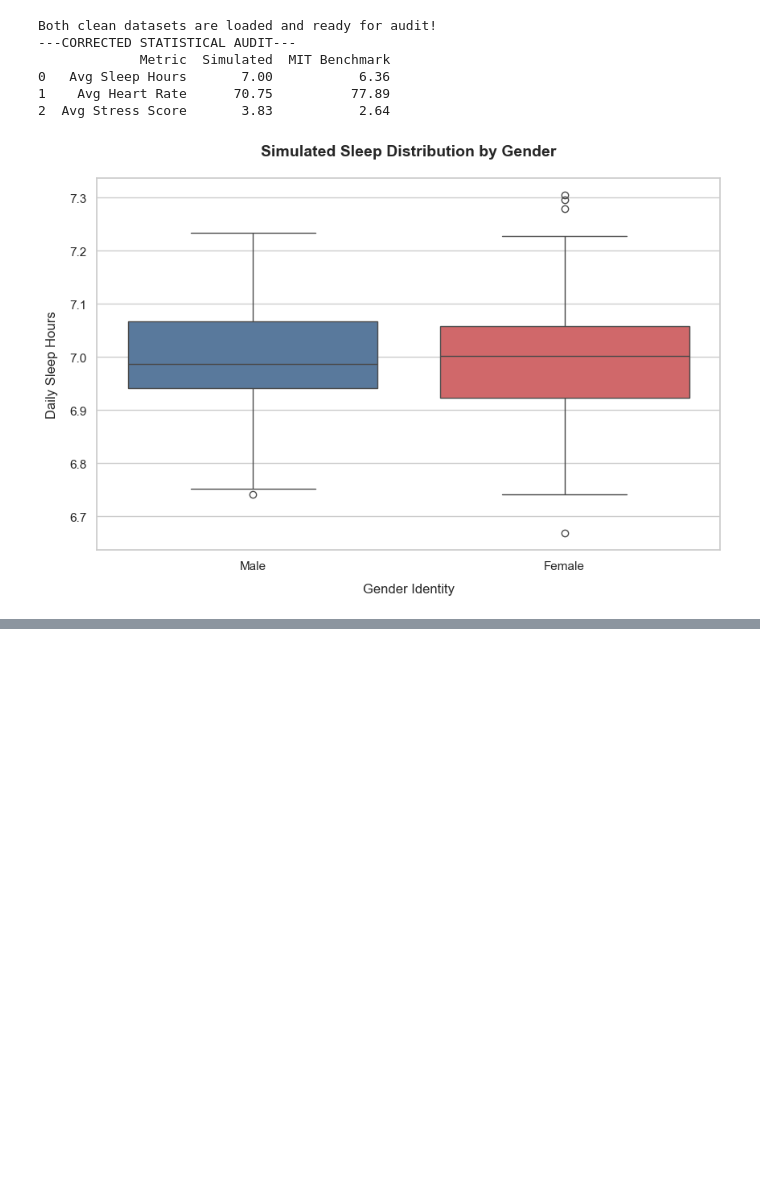
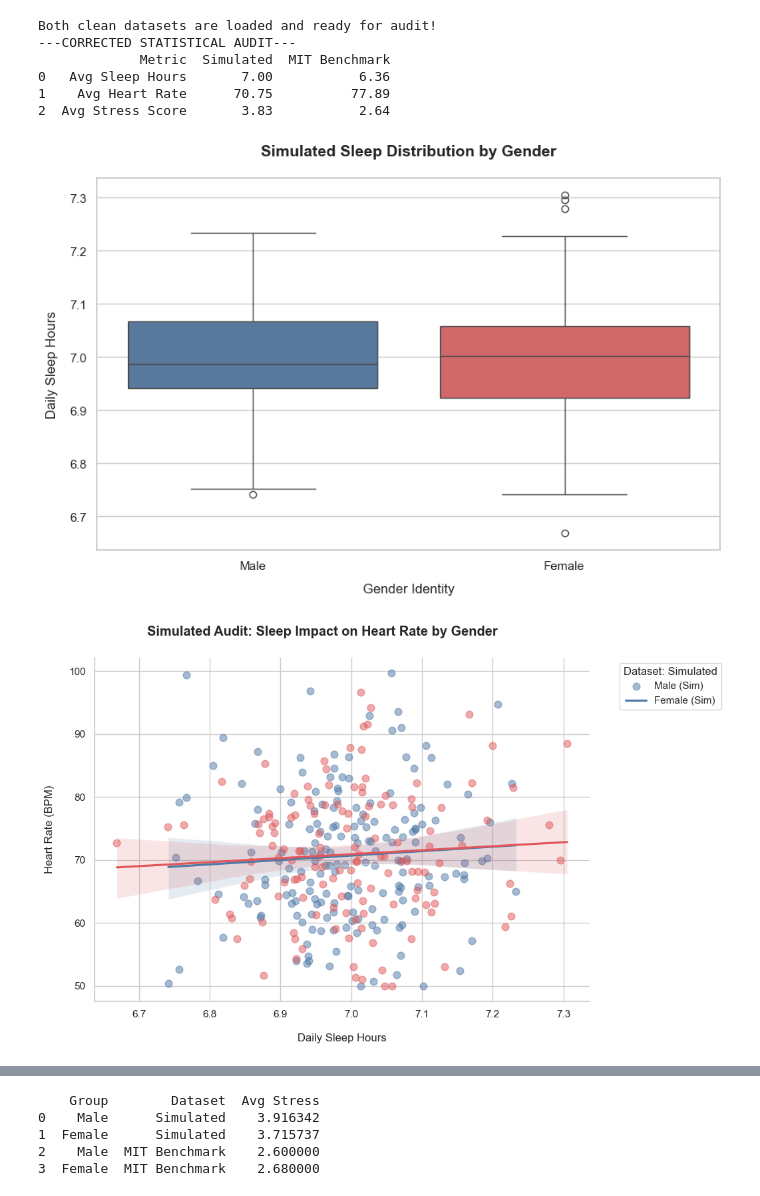
Before and after one commit to tiff-easter/student_health_risk_analytics, a Jupyter notebook: notebooks/audit_comparison.ipynb, the cells around one changed output, grey strips where cells are left out. Cells and saved outputs as stored; diff of their text form; code cells hidden in the pictures; blank space fills up the shorter version.

Commit message:
Added Bias Audit,markdowns to each visual with description, updated and finalized readme.

```diff
--- a/notebooks/audit_comparison.ipynb
+++ b/notebooks/audit_comparison.ipynb
@@ -49,30 +49,81 @@ import matplotlib.pyplot as plt
 import seaborn as sns
 
 #Formats the figure
 sns.set_theme(style="whitegrid")
 palette = ["#4e79a7", "#e15759"]
 
 #Creates the figure
 plt.figure(figsize=(10, 6))
 
 
 #Sleep by Gender Box Plot
 sns.boxplot(
     data=df_sim,
     x='gender_bin',
     y='sleep_hours',
     palette=palette,
     hue='gender_bin',
     legend=False
 )
 
 plt.title('Simulated Sleep Distribution by Gender', pad=20, fontweight='bold', fontsize=14)
 plt.xticks([0, 1], ['Male', 'Female'])
 plt.xlabel('Gender Identity', labelpad=10)
 plt.ylabel('Daily Sleep Hours', labelpad=10)
+plt.show()
 
 #Daily Sleep Hours Scatter Plot
+g = sns.lmplot(
+    data=df_sim,
+    x='sleep_hours',
+    y='heart_rate',
+    hue='gender_bin',
+    palette=palette,
+    aspect=1.4, height=6,
+    legend=False,
+    scatter_kws={'alpha':0.5, 's':60}
+)
+
+#Professional Legend
+plt.legend(
+    title='Dataset: Simulated',
+    labels=['Male (Sim)', 'Female (Sim)'],
+    bbox_to_anchor=(1.05, 1),
+    loc='upper left'
+)
+
+g.set_axis_labels("Daily Sleep Hours", "Heart Rate (BPM)", labelpad=15)
+g.fig.suptitle('Simulated Audit: Sleep Impact on Heart Rate by Gender', fontweight='bold', y=1.05)
 
 plt.show()
+
+comparison_data = pd.DataFrame({'Group': ['Male', 'Female', 'Male', 'Female'],
+    'Dataset': ['Simulated', 'Simulated', 'MIT Benchmark', 'MIT Benchmark'],
+    'Avg Stress': [
+        df_sim[df_sim['gender_bin']==0]['stress_self_report'].mean(),
+        df_sim[df_sim['gender_bin']==1]['stress_self_report'].mean(),
+        2.60,
+        2.68
+    ]
+
+
+})
+
+plt.figure(figsize=(10, 6))
+
+sns.barplot(
+    data=comparison_data,
+    x='Dataset',
+    y='Avg Stress',
+    hue='Group',
+    palette=palette
+)
+
+plt.title('Stress Level Comparison: Simulated vs. MIT Benchmark', fontweight='bold')
+plt.ylabel('Average Stress Score')
+plt.show()
+
+print
 # %% [output]
 [figure]
+[figure, added]
@@ -78,0 +131,5 @@ plt.show()
+    Group        Dataset  Avg Stress
+0    Male      Simulated    3.916342
+1  Female      Simulated    3.715737
+2    Male  MIT Benchmark    2.600000
+3  Female  MIT Benchmark    2.680000
```
Also changed, not shown: parts of 7 cells of this notebook, 1 other file.
